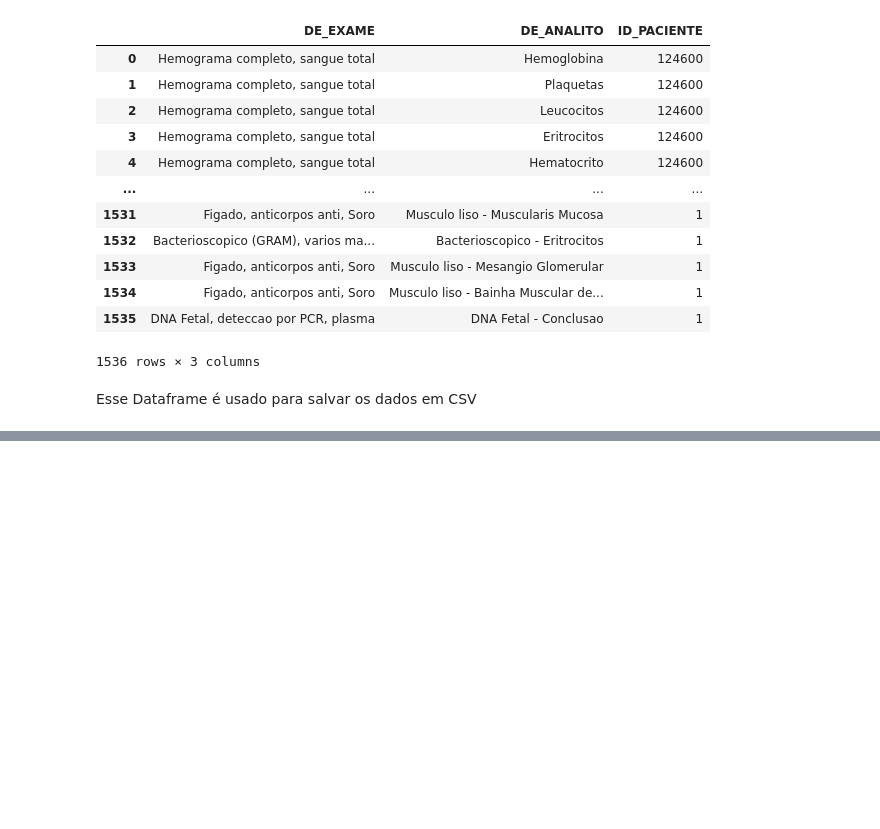
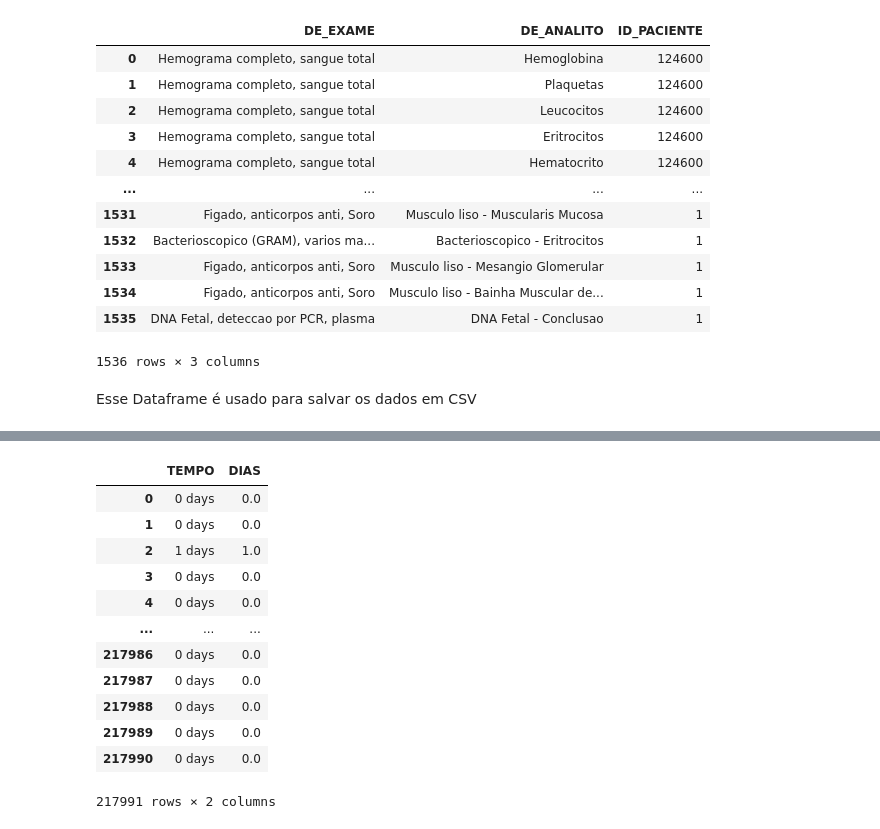
Before and after one commit to pbandierapaiva/disdev, a Jupyter notebook: COVID-Fapesp/olhadados.ipynb, the cells around one changed output, grey strips where cells are left out. Drawn from its saved outputs; the diff is of its cells as text; code cells hidden in the pictures; blank space fills up the shorter version.

```diff
--- a/COVID-Fapesp/olhadados.ipynb
+++ b/COVID-Fapesp/olhadados.ipynb
@@ -85,0 +235,16 @@ l.reset_index().to_csv("exames.csv")
+# %%
+desfecho[['TEMPO','DIAS']]
+# %% [output]
+|  | TEMPO | DIAS |
+| 0 | 0 days | 0.0 |
+| 1 | 0 days | 0.0 |
+| 2 | 1 days | 1.0 |
+| 3 | 0 days | 0.0 |
+| 4 | 0 days | 0.0 |
+| ... | ... | ... |
+| 217986 | 0 days | 0.0 |
+| 217987 | 0 days | 0.0 |
+| 217988 | 0 days | 0.0 |
+| 217989 | 0 days | 0.0 |
+| 217990 | 0 days | 0.0 |
+217991 rows × 2 columns
```
Also changed, not shown: parts of 25 cells of this notebook.
